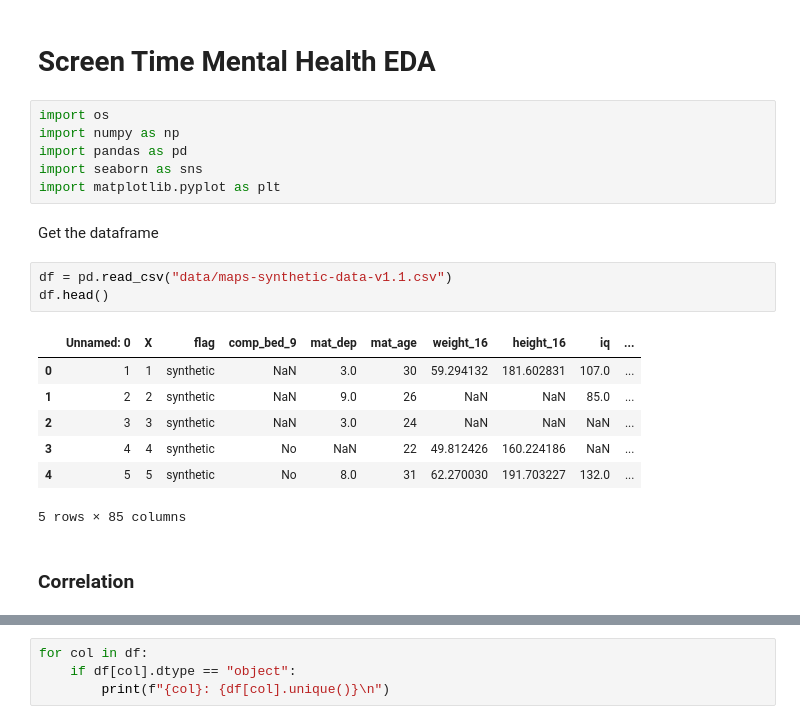
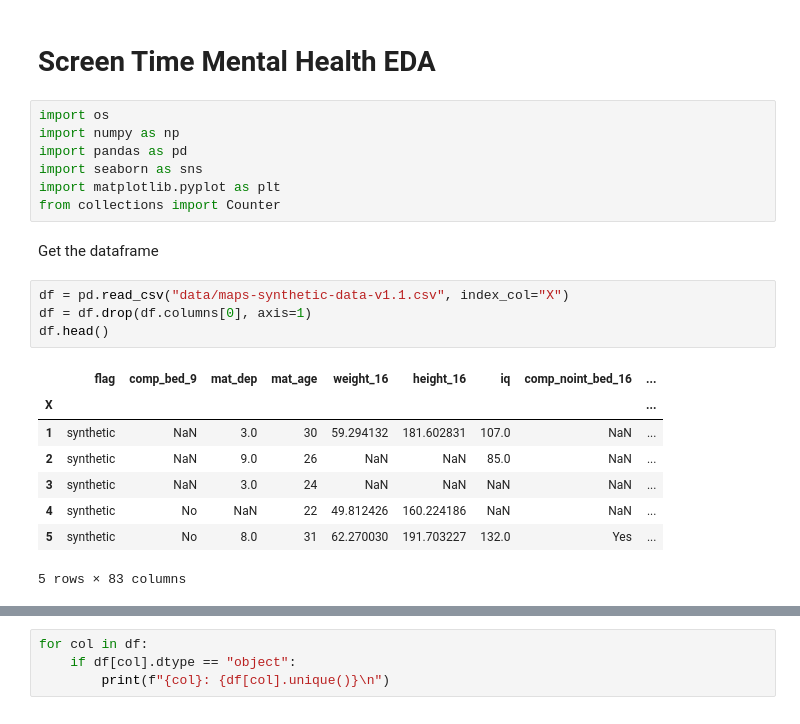
Before and after one commit to kaihulme/alspac-mhst, a Jupyter notebook: screen_time_eda.ipynb, the cells around one changed output, grey strips where cells are left out. Drawn from its saved outputs; the diff is of its cells as text.

```diff
--- a/screen_time_eda.ipynb
+++ b/screen_time_eda.ipynb
@@ -6,18 +6,19 @@ import numpy as np
 import pandas as pd
 import seaborn as sns
 import matplotlib.pyplot as plt
+from collections import Counter
 # %% [markdown]
 Get the dataframe
 # %%
-df = pd.read_csv("data/maps-synthetic-data-v1.1.csv")
+df = pd.read_csv("data/maps-synthetic-data-v1.1.csv", index_col="X")
+df = df.drop(df.columns[0], axis=1)
 df.head()
 # %% [output]
-|  | Unnamed: 0 | X | flag | comp_bed_9 | mat_dep | mat_age | weight_16 | height_16 | iq | ... |
-| 0 | 1 | 1 | synthetic | NaN | 3.0 | 30 | 59.294132 | 181.602831 | 107.0 | ... |
-| 1 | 2 | 2 | synthetic | NaN | 9.0 | 26 | NaN | NaN | 85.0 | ... |
-| 2 | 3 | 3 | synthetic | NaN | 3.0 | 24 | NaN | NaN | NaN | ... |
-| 3 | 4 | 4 | synthetic | No | NaN | 22 | 49.812426 | 160.224186 | NaN | ... |
-| 4 | 5 | 5 | synthetic | No | 8.0 | 31 | 62.270030 | 191.703227 | 132.0 | ... |
+|  | flag | comp_bed_9 | mat_dep | mat_age | weight_16 | height_16 | iq | comp_noint_bed_16 | ... |
+| X |  |  |  |  |  |  |  |  | ... |
+| 1 | synthetic | NaN | 3.0 | 30 | 59.294132 | 181.602831 | 107.0 | NaN | ... |
+| 2 | synthetic | NaN | 9.0 | 26 | NaN | NaN | 85.0 | NaN | ... |
+| 3 | synthetic | NaN | 3.0 | 24 | NaN | NaN | NaN | NaN | ... |
+| 4 | synthetic | No | NaN | 22 | 49.812426 | 160.224186 | NaN | NaN | ... |
+| 5 | synthetic | No | 8.0 | 31 | 62.270030 | 191.703227 | 132.0 | Yes | ... |
-5 rows × 85 columns
+5 rows × 83 columns
-# %% [markdown]
-### Correlation
```
Also changed, not shown: parts of 22 cells of this notebook.
